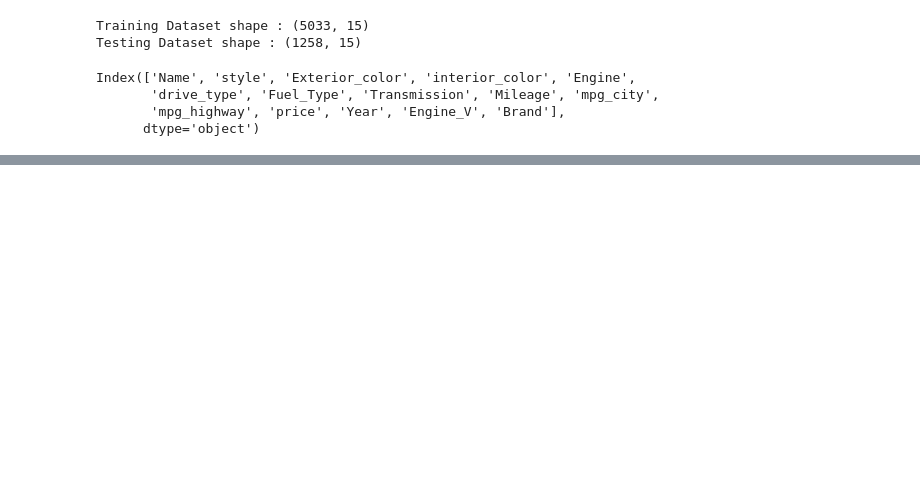
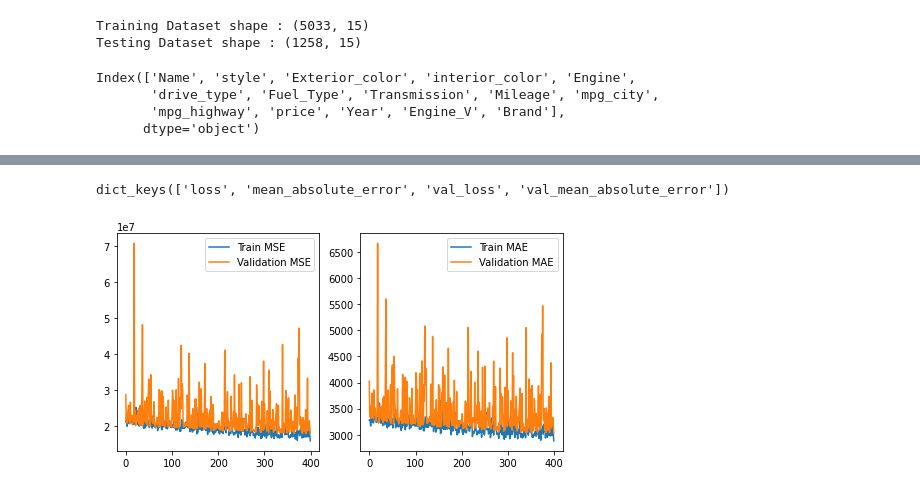
Before and after one commit to sina96n/ML-car-price-predictor, a Jupyter notebook: Notebooks/deep-learning-approach/deep_learning.ipynb, the cells around one changed output, grey strips where cells are left out. Drawn from its saved outputs; the diff is of its cells as text; code cells hidden in the pictures; blank space fills up the shorter version.

```diff
--- a/Notebooks/deep-learning-approach/deep_learning.ipynb
+++ b/Notebooks/deep-learning-approach/deep_learning.ipynb
@@ -134,14 +156,12 @@ numerical_columns = ['Mileage', 'mpg_city',
                      'mpg_highway', 'Year', 'Engine_V']
 
 categorical_features = list()
-categorical_indicator_features = list()
 for col_name in categorical_columns:
     vocabulary =  cars[col_name].unique()
     category = tf.feature_column.categorical_column_with_vocabulary_list(key=col_name,
                                                                          vocabulary_list=vocabulary,)
     indicator_column = tf.feature_column.indicator_column(category)
-    categorical_features.append(category)
-    categorical_indicator_features.append(indicator_column)
+    categorical_features.append(indicator_column)
 
 numerical_features = list()
 for col_name in numerical_columns:
@@ -149,9 +169,8 @@ for col_name in numerical_columns:
         tf.feature_column.numeric_column(key=col_name, dtype=tf.float32))
 
 feature_columns = categorical_features + numerical_features
-indicator_feature_columns = categorical_indicator_features + numerical_features
 
-print(f"number of categorical features : {len(categorical_features)}")
-print(f"number of numerical features : {len(numerical_features)}")
-print(f"total number of columns : {len(feature_columns)}")
+print(f"Number of categorical features : {len(categorical_features)}")
+print(f"Number of numerical features : {len(numerical_features)}")
+print(f"Total number of columns : {len(feature_columns)}")
 # %% [output]
@@ -262,0 +180,16 @@ None
+# %%
+def df_to_dataset(dataframe, shuffle=True, batch_size=32):
+    dataframe = dataframe.copy()
+    features, target = dataframe, dataframe.pop("price")
+
+    dataset = tf.data.Dataset.from_tensor_slices(
+        (dict(features), target)
+    )
+    if shuffle:
+        dataset = dataset.shuffle(buffer_size=len(features))
+    dataset = dataset.batch(batch_size=batch_size)
+    return dataset
+# %%
+train_ds = df_to_dataset(train, shuffle=True, batch_size=32)
+val_ds = df_to_dataset(val, shuffle=True, batch_size=10)
+test_ds = df_to_dataset(test, shuffle=True, batch_size=10)
@@ -262,0 +244,24 @@ None
+# %%
+history = predictor.fit(
+    train_ds, epochs=400, verbose=1,
+    validation_data=val_ds
+)
+# %%
+history.history.keys()
+# %% [output]
+dict_keys(['loss', 'mean_absolute_error', 'val_loss', 'val_mean_absolute_error'])
+# %%
+fig, ax = plt.subplots(nrows=1, ncols=2, figsize=(8,4))
+hist = history.history
+
+ax[0].plot(hist["loss"], label="Train MSE")
+ax[0].plot(hist["val_loss"], label="Validation MSE")
+ax[0].legend()
+
+ax[1].plot(hist["mean_absolute_error"], label="Train MAE")
+ax[1].plot(hist["val_mean_absolute_error"], label="Validation MAE")
+ax[1].legend()
+
+plt.show()
+# %% [output]
+[figure, added]
```
Also changed, not shown: parts of 14 cells of this notebook, 5 other files.
